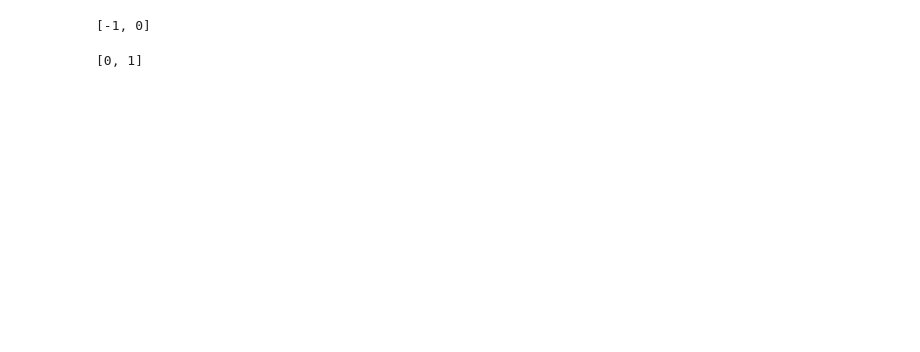
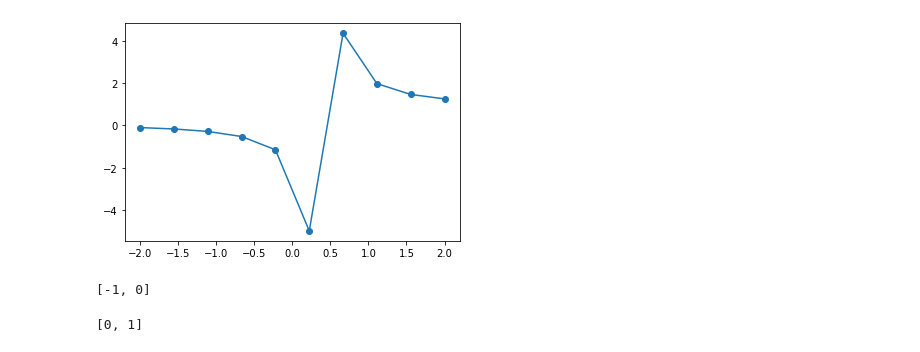
Before and after one commit to seowoo-sim/2021_cphys1, a Jupyter notebook: final.ipynb, the cells around one changed output. Cells and saved outputs as stored; diff of their text form; code cells hidden in the pictures; blank space fills up the shorter version.

```diff
--- a/final.ipynb
+++ b/final.ipynb
@@ -14 +76,8 @@ $\displaystyle \frac{d}{d t} x{\left(t \right)} = - x^{2}{\left(t \right)} - x{\
+# %%
+t4=np.linspace(-2,2,10)
+f4=[1/(1 - 3*exp(-i)/2) for i in t4]
+plt.plot(t4,f4,'o-')
+plt.show()
+# %% [output]
+[figure, added]
 # %%
```
Also changed, not shown: parts of 12 cells of this notebook.
